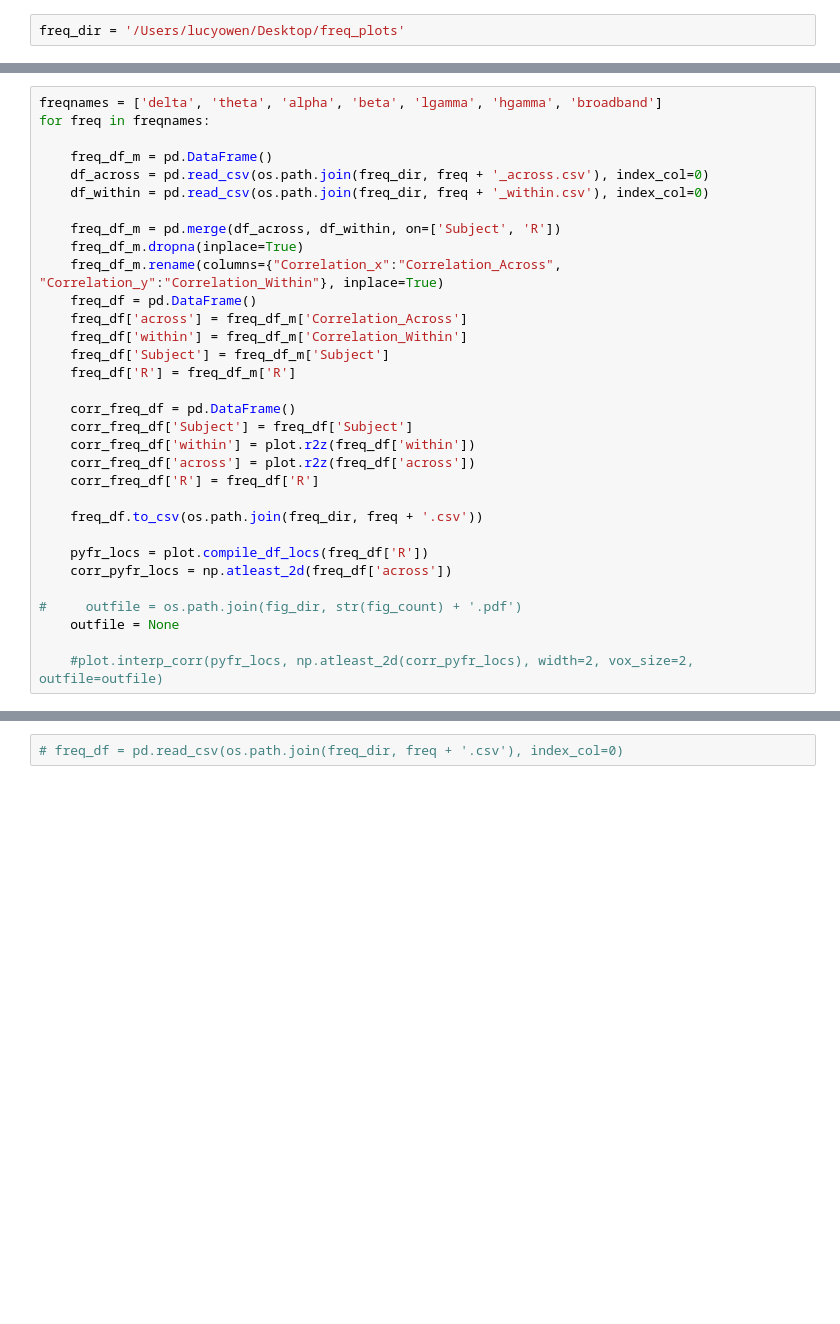
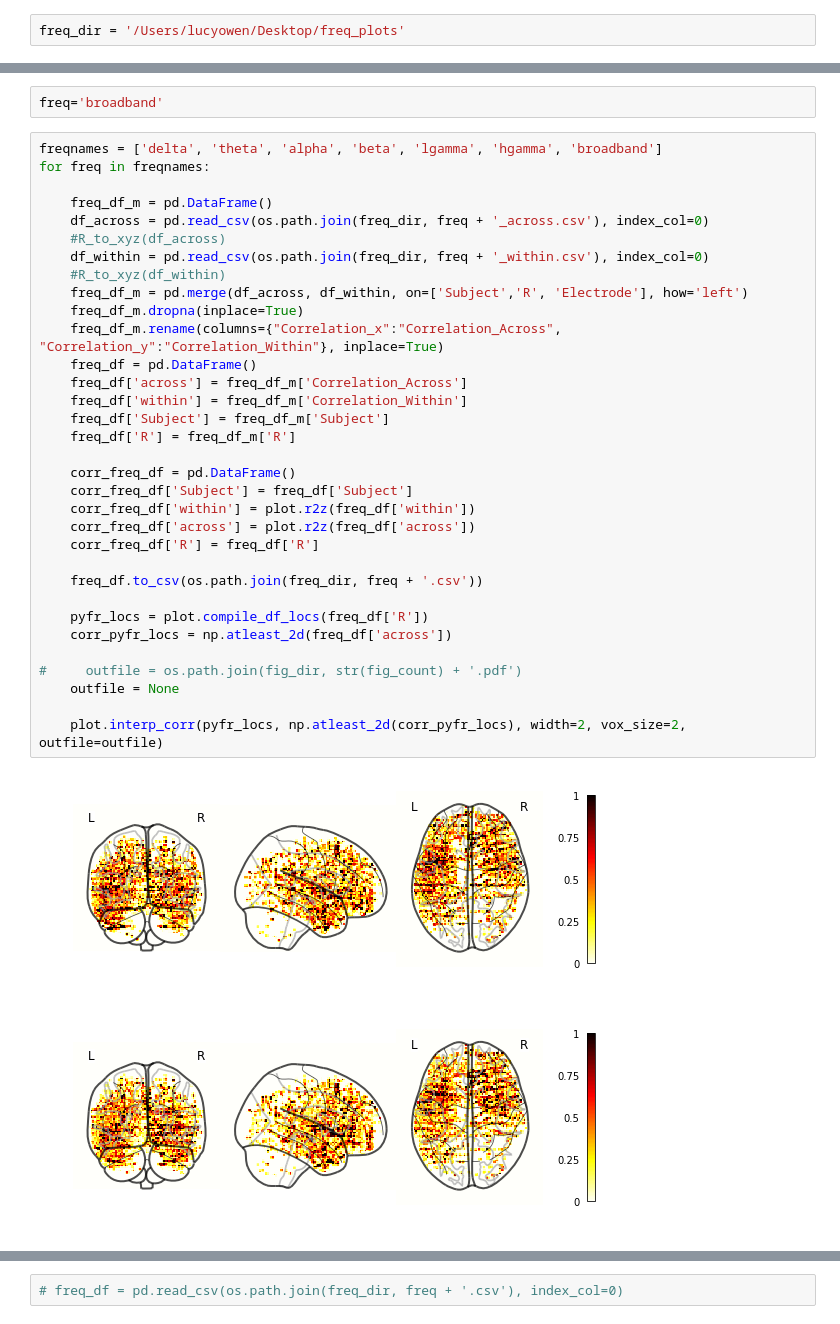
Before and after one commit to ContextLab/supereeg_paper, a Jupyter notebook: code/notebooks/supplemental_3.ipynb, the cells around one changed output, grey strips where cells are left out. Drawn from its saved outputs; the diff is of its cells as text; blank space fills up the shorter version.

```diff
--- a/code/notebooks/supplemental_3.ipynb
+++ b/code/notebooks/supplemental_3.ipynb
@@ -18,32 +31,38 @@ freq_dir = '/Users/lucyowen/Desktop/freq_plots'
+# %%
+freq='broadband'
 # %%
 freqnames = ['delta', 'theta', 'alpha', 'beta', 'lgamma', 'hgamma', 'broadband']
 for freq in freqnames:
 
     freq_df_m = pd.DataFrame()
     df_across = pd.read_csv(os.path.join(freq_dir, freq + '_across.csv'), index_col=0)
+    #R_to_xyz(df_across)
     df_within = pd.read_csv(os.path.join(freq_dir, freq + '_within.csv'), index_col=0)
-
-    freq_df_m = pd.merge(df_across, df_within, on=['Subject', 'R'])
+    #R_to_xyz(df_within)
+    freq_df_m = pd.merge(df_across, df_within, on=['Subject','R', 'Electrode'], how='left')
     freq_df_m.dropna(inplace=True)
     freq_df_m.rename(columns={"Correlation_x":"Correlation_Across", "Correlation_y":"Correlation_Within"}, inplace=True)
     freq_df = pd.DataFrame()
     freq_df['across'] = freq_df_m['Correlation_Across']
     freq_df['within'] = freq_df_m['Correlation_Within']
     freq_df['Subject'] = freq_df_m['Subject']
     freq_df['R'] = freq_df_m['R']
 
     corr_freq_df = pd.DataFrame()
     corr_freq_df['Subject'] = freq_df['Subject']
     corr_freq_df['within'] = plot.r2z(freq_df['within'])
     corr_freq_df['across'] = plot.r2z(freq_df['across'])
     corr_freq_df['R'] = freq_df['R']
 
     freq_df.to_csv(os.path.join(freq_dir, freq + '.csv'))
 
     pyfr_locs = plot.compile_df_locs(freq_df['R'])
     corr_pyfr_locs = np.atleast_2d(freq_df['across'])
 
 #     outfile = os.path.join(fig_dir, str(fig_count) + '.pdf')
     outfile = None
 
-    #plot.interp_corr(pyfr_locs, np.atleast_2d(corr_pyfr_locs), width=2, vox_size=2, outfile=outfile)
+    plot.interp_corr(pyfr_locs, np.atleast_2d(corr_pyfr_locs), width=2, vox_size=2, outfile=outfile)
+# %% [output]
+[figure, added]
+[figure, added]
```
Also changed, not shown: parts of 15 cells of this notebook, 3 other files.
